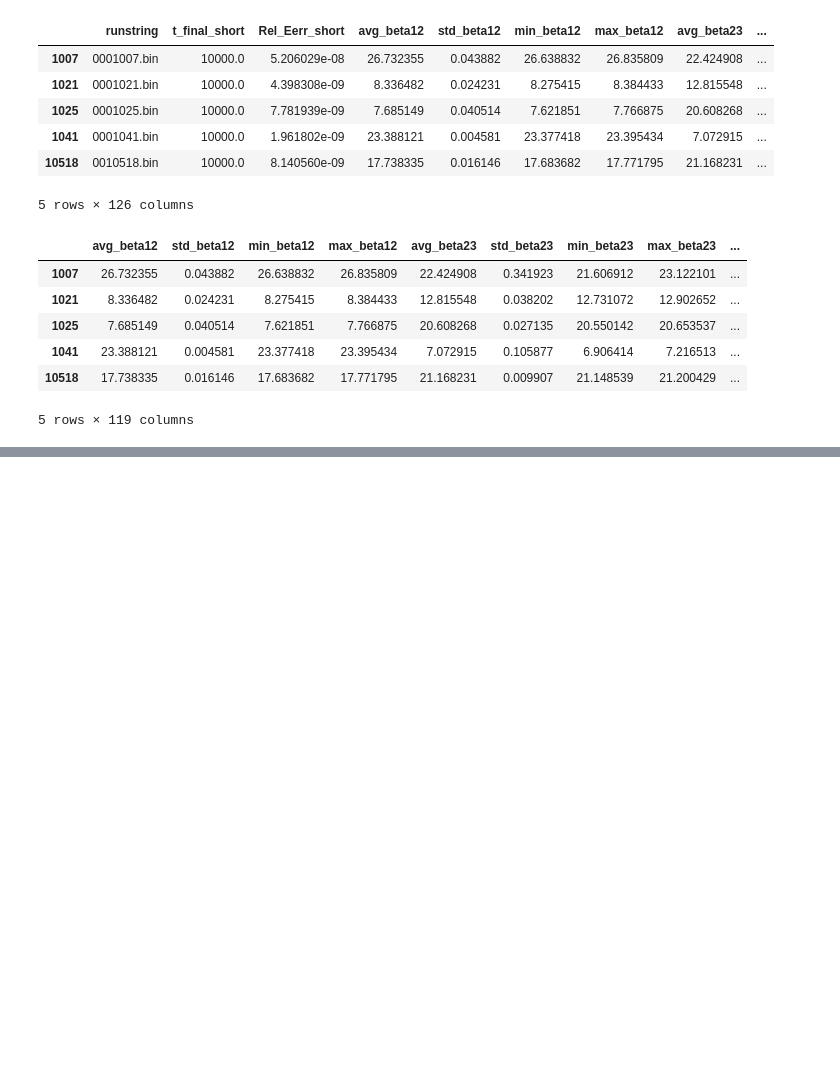
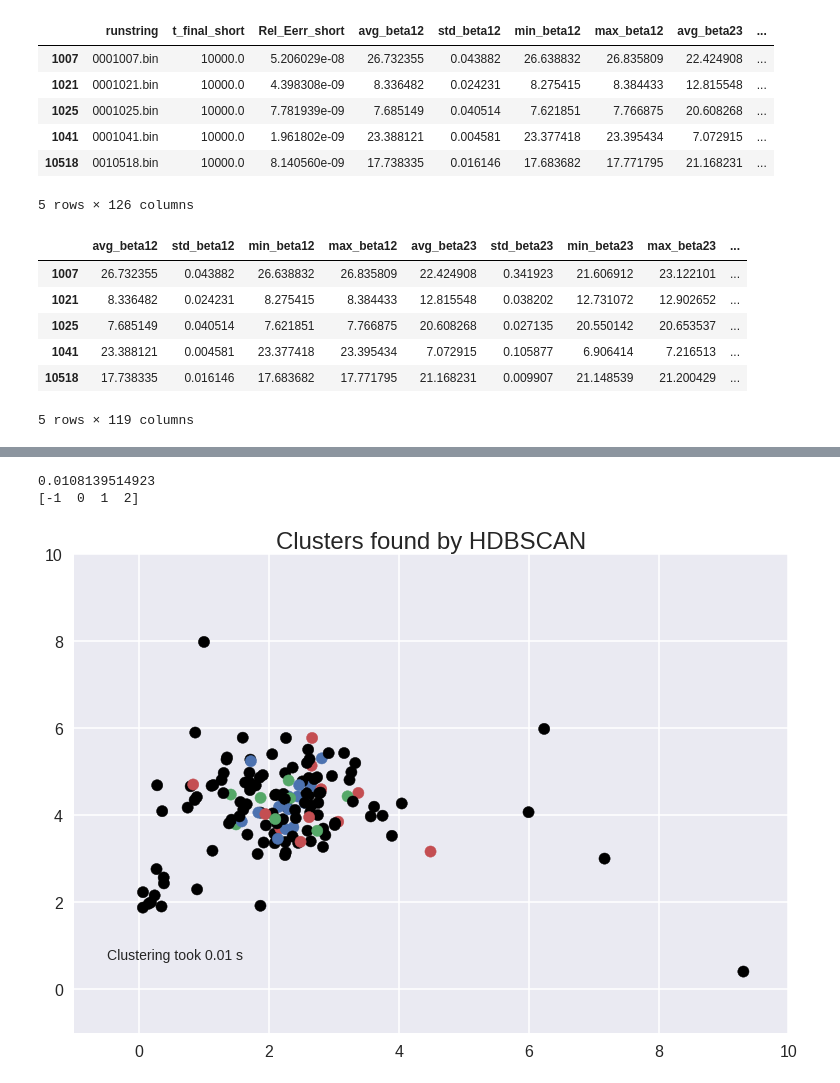
Before and after one commit to dtamayo/MLstability, a Jupyter notebook: Analysis/MCMC_Analysis/Clustering.ipynb, the cells around one changed output, grey strips where cells are left out. Saved outputs shown, nothing was run; the diff lists cells and outputs as text; code cells hidden in the pictures; blank space fills up the shorter version.

```diff
--- a/Analysis/MCMC_Analysis/Clustering.ipynb
+++ b/Analysis/MCMC_Analysis/Clustering.ipynb
@@ -72,19 +86,28 @@ trimmed_sub_short.head()
 import hdbscan
 # %%
+#tried clustering on all the features, played around with some of the parameters,
+# did not really seem to make a difference
 
-'''
-def plot_clusters(data, algorithm, args, kwds):
-    start_time = time.time()
-    labels = algorithm(*args, **kwds).fit_predict(data)
-    end_time = time.time()
-    palette = sns.color_palette('deep', np.unique(labels).max() + 1)
-    colors = [palette[x] if x >= 0 else (0.0, 0.0, 0.0) for x in labels]
-    plt.scatter(data.T[0], data.T[1], c=colors, **plot_kwds)
-    frame = plt.gca()
-    frame.axes.get_xaxis().set_visible(False)
-    frame.axes.get_yaxis().set_visible(False)
-    plt.title('Clusters found by {}'.format(str(algorithm.__name__)), fontsize=24)
-    plt.text(-0.5, 0.7, 'Clustering took {:.2f} s'.format(end_time - start_time), fontsize=14)
+start_time = time.time()
+clusterer = hdbscan.HDBSCAN(min_cluster_size=5, alpha = 1.0)# (*args, **kwds).fit_predict(data)
+labels = clusterer.fit_predict(trimmed_sub_short)
+end_time = time.time()
+print end_time - start_time
 
-plot_clusters(data, hdbscan.HDBSCAN, (), {'min_cluster_size':15})
-'''
+palette = sns.color_palette('deep', np.unique(labels).max() + 1)
+colors = [palette[x] if x >= 0 else (0.0, 0.0, 0.0) for x in labels]
+plt.scatter(parameters["Gamma"].values, parameters["Location"].values,c=colors)
+#plt.scatter(trimmed_sub_short["avg_beta12"].values, trimmed_sub_short["avg_beta23"].values,c=colors)
+
+frame = plt.gca()
+#frame.axes.get_xaxis().set_visible(False)
+#frame.axes.get_yaxis().set_visible(False)
+plt.title('Clusters found by {}'.format(str("HDBSCAN")), fontsize=24)
+plt.text(-0.5, 0.7, 'Clustering took {:.2f} s'.format(end_time - start_time), fontsize=14)
+plt.ylim([-1,10])
+plt.xlim([-1,10])
+print np.unique(labels)
+# %% [output]
+0.0108139514923
+[-1  0  1  2]
+[figure, added]
```
Also changed, not shown: parts of 32 cells of this notebook, 3 other files.
